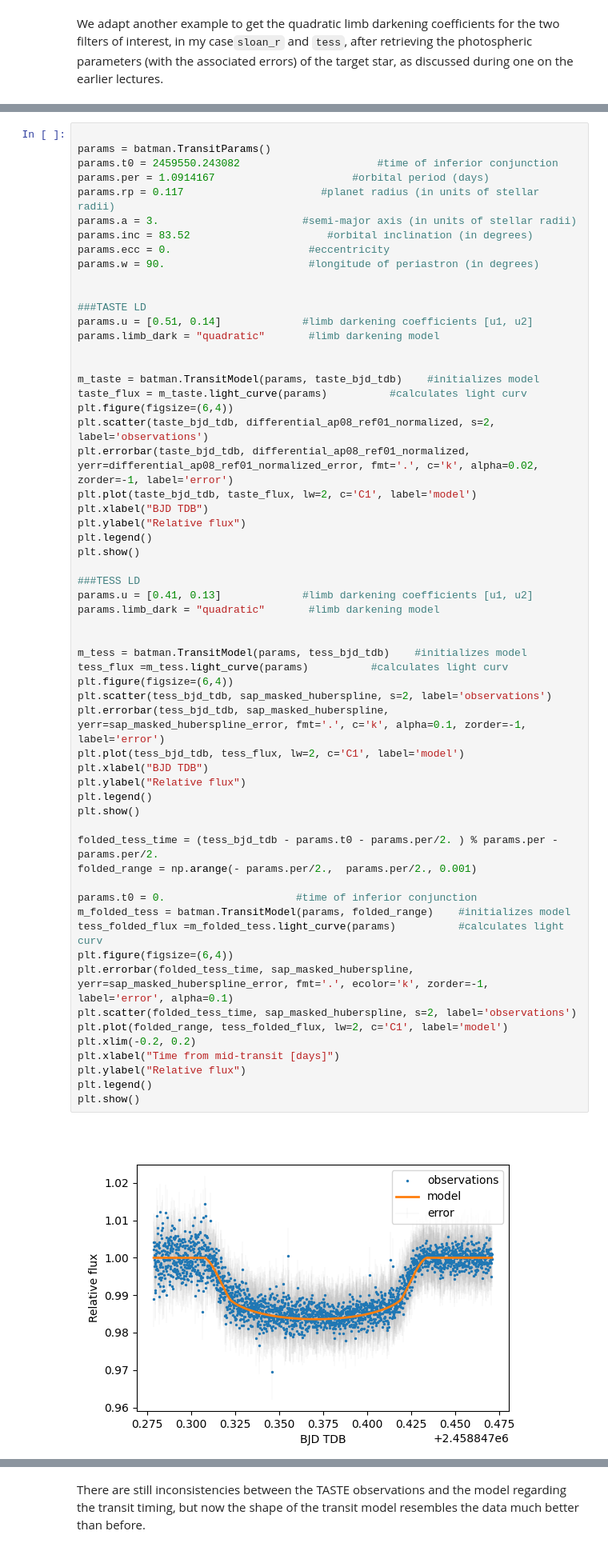
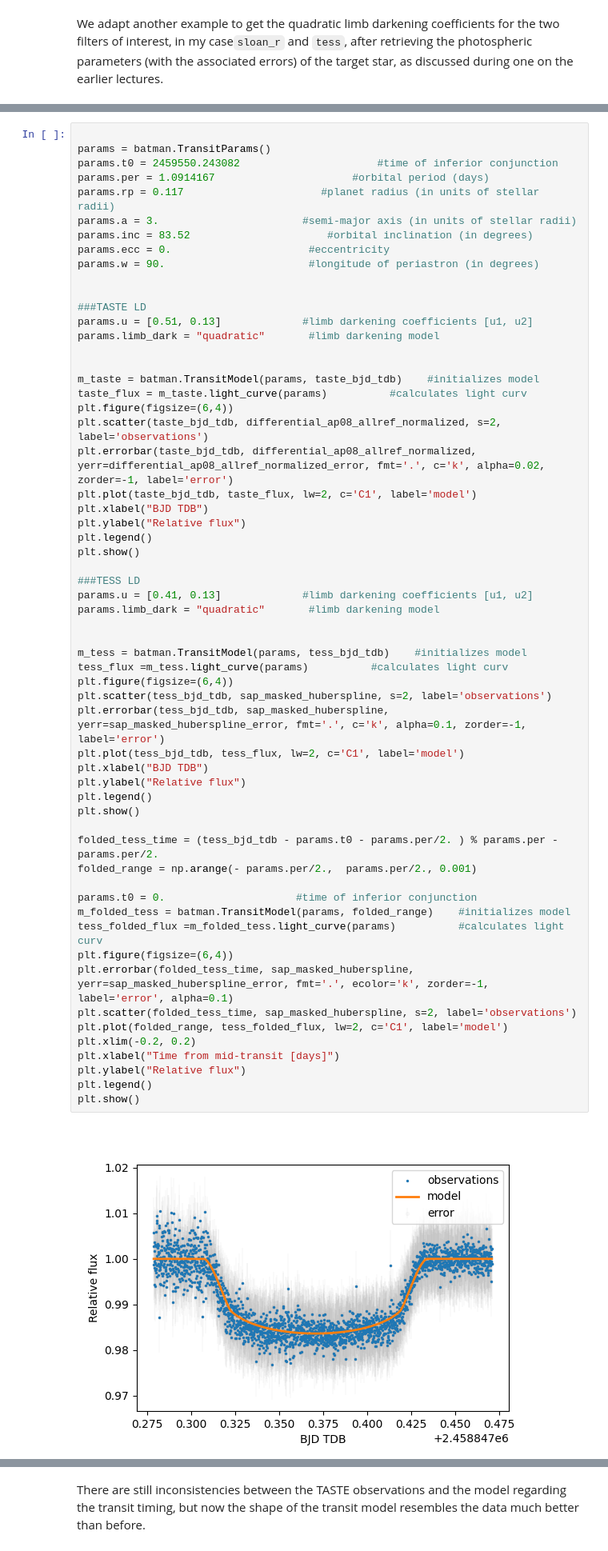
Before and after one commit to marcoboscato/exoplanet_lab2023, a Jupyter notebook: WASP-12 LAB/DATA ANALYSIS/1_transit_model.ipynb, the cells around one changed output, grey strips where cells are left out. Shown at 80% size. Drawn from its saved outputs; the diff is of its cells as text.

```diff
--- a/WASP-12 LAB/DATA ANALYSIS/1_transit_model.ipynb
+++ b/WASP-12 LAB/DATA ANALYSIS/1_transit_model.ipynb
@@ -258,15 +260,15 @@ params.w = 90.                       #longitude of periastron (in degrees)
 
 
 ###TASTE LD
-params.u = [0.51, 0.14]             #limb darkening coefficients [u1, u2]
+params.u = [0.51, 0.13]             #limb darkening coefficients [u1, u2]
 params.limb_dark = "quadratic"       #limb darkening model
 
 
 m_taste = batman.TransitModel(params, taste_bjd_tdb)    #initializes model
 taste_flux = m_taste.light_curve(params)          #calculates light curv
 plt.figure(figsize=(6,4))
-plt.scatter(taste_bjd_tdb, differential_ap08_ref01_normalized, s=2, label='observations')
-plt.errorbar(taste_bjd_tdb, differential_ap08_ref01_normalized, yerr=differential_ap08_ref01_normalized_error, fmt='.', c='k', alpha=0.02, zorder=-1, label='error')
+plt.scatter(taste_bjd_tdb, differential_ap08_allref_normalized, s=2, label='observations')
+plt.errorbar(taste_bjd_tdb, differential_ap08_allref_normalized, yerr=differential_ap08_allref_normalized_error, fmt='.', c='k', alpha=0.02, zorder=-1, label='error')
 plt.plot(taste_bjd_tdb, taste_flux, lw=2, c='C1', label='model')
 plt.xlabel("BJD TDB")
 plt.ylabel("Relative flux")
@@ -278,34 +280,34 @@ params.u = [0.41, 0.13]             #limb darkening coefficients [u1, u2]
 params.limb_dark = "quadratic"       #limb darkening model
 
 
 m_tess = batman.TransitModel(params, tess_bjd_tdb)    #initializes model
 tess_flux =m_tess.light_curve(params)          #calculates light curv
 plt.figure(figsize=(6,4))
 plt.scatter(tess_bjd_tdb, sap_masked_huberspline, s=2, label='observations')
 plt.errorbar(tess_bjd_tdb, sap_masked_huberspline, yerr=sap_masked_huberspline_error, fmt='.', c='k', alpha=0.1, zorder=-1, label='error')
 plt.plot(tess_bjd_tdb, tess_flux, lw=2, c='C1', label='model')
 plt.xlabel("BJD TDB")
 plt.ylabel("Relative flux")
 plt.legend()
 plt.show()
 
 folded_tess_time = (tess_bjd_tdb - params.t0 - params.per/2. ) % params.per - params.per/2.
 folded_range = np.arange(- params.per/2.,  params.per/2., 0.001)
 
 params.t0 = 0.                     #time of inferior conjunction
 m_folded_tess = batman.TransitModel(params, folded_range)    #initializes model
 tess_folded_flux =m_folded_tess.light_curve(params)          #calculates light curv
 plt.figure(figsize=(6,4))
 plt.errorbar(folded_tess_time, sap_masked_huberspline, yerr=sap_masked_huberspline_error, fmt='.', ecolor='k', zorder=-1, label='error', alpha=0.1)
 plt.scatter(folded_tess_time, sap_masked_huberspline, s=2, label='observations')
 plt.plot(folded_range, tess_folded_flux, lw=2, c='C1', label='model')
 plt.xlim(-0.2, 0.2)
 plt.xlabel("Time from mid-transit [days]")
 plt.ylabel("Relative flux")
 plt.legend()
 plt.show()
 # %% [output]
-[figure, old version]
+[figure, new version]
 [figure]
 [figure]
 # %% [markdown]
```
Also changed, not shown: parts of 4 cells of this notebook.
